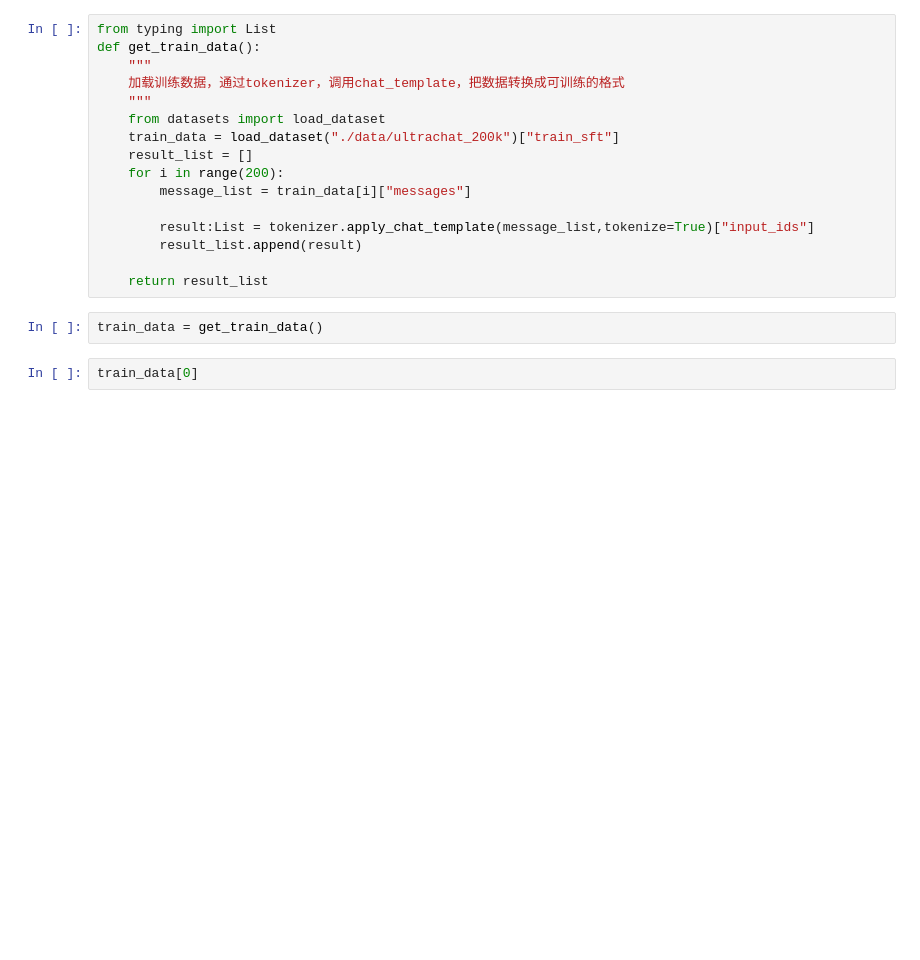
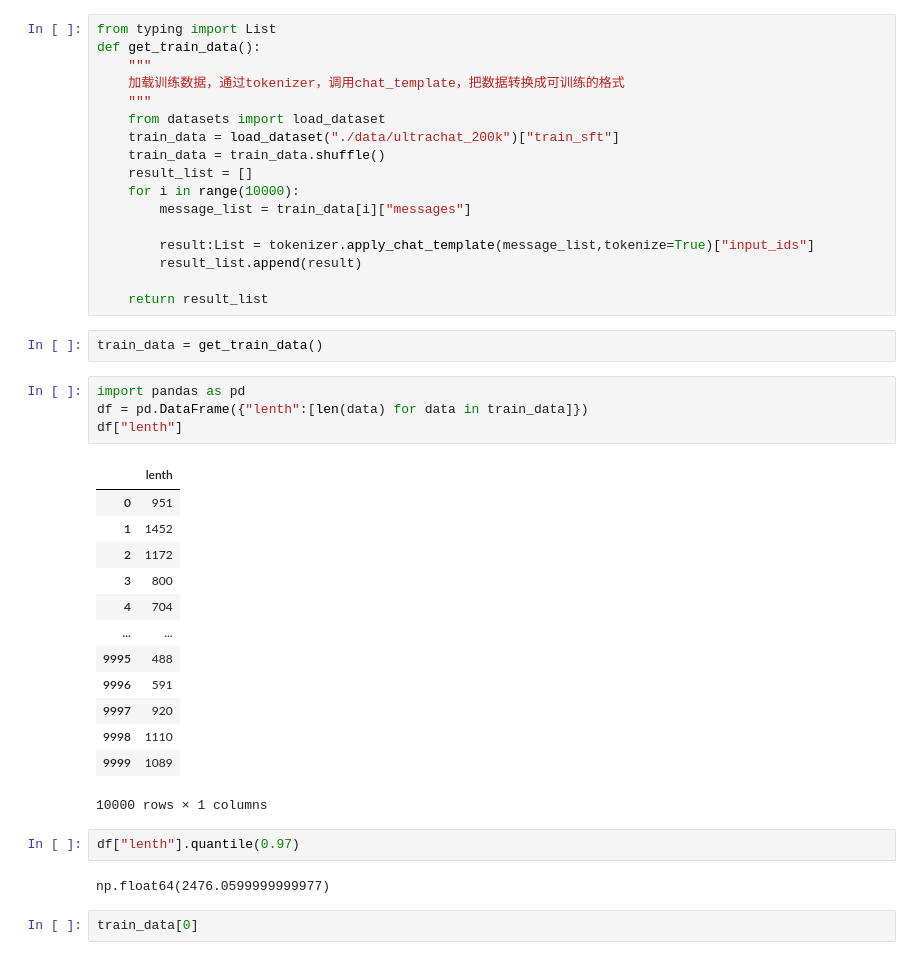
Before and after one commit to JxKim/0318_llm, a Jupyter notebook: 02_sft_demo.ipynb, the cells around one changed output. Drawn from its saved outputs; the diff is of its cells as text; blank space fills up the shorter version.

```diff
--- a/02_sft_demo.ipynb
+++ b/02_sft_demo.ipynb
@@ -57,8 +134,9 @@ def get_train_data():
     """
     from datasets import load_dataset
     train_data = load_dataset("./data/ultrachat_200k")["train_sft"]
+    train_data = train_data.shuffle()
     result_list = []
-    for i in range(200):
+    for i in range(10000):
         message_list = train_data[i]["messages"]
 
         result:List = tokenizer.apply_chat_template(message_list,tokenize=True)["input_ids"]
@@ -67,6 +145,28 @@ def get_train_data():
     return result_list
 # %%
 train_data = get_train_data()
+# %%
+import pandas as pd
+df = pd.DataFrame({"lenth":[len(data) for data in train_data]})
+df["lenth"]
+# %% [output]
+|  | lenth |
+| 0 | 951 |
+| 1 | 1452 |
+| 2 | 1172 |
+| 3 | 800 |
+| 4 | 704 |
+| ... | ... |
+| 9995 | 488 |
+| 9996 | 591 |
+| 9997 | 920 |
+| 9998 | 1110 |
+| 9999 | 1089 |
+10000 rows × 1 columns
+# %%
+df["lenth"].quantile(0.97)
+# %% [output]
+np.float64(2476.0599999999977)
 # %%
 train_data[0]
 # %% [output]
```
Also changed, not shown: parts of 1 cell of this notebook, 3 other files.
